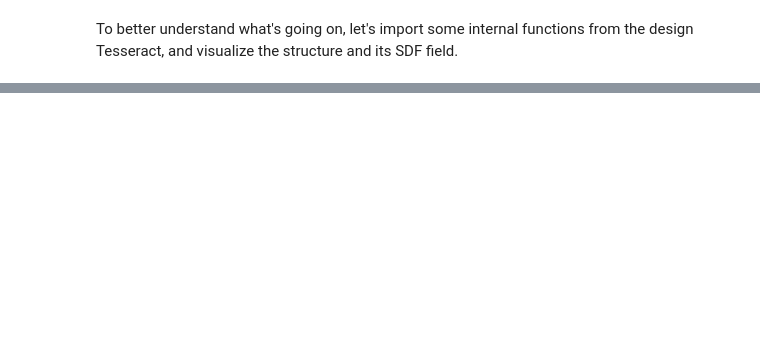
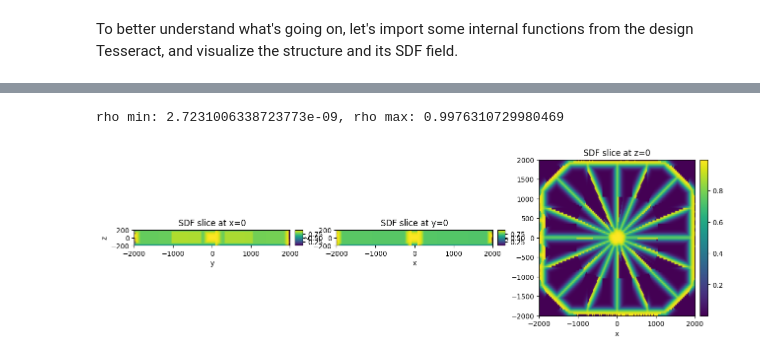
Before and after one commit to pasteurlabs/tesseract-jax, a Jupyter notebook: examples/ansys/optim_grid.ipynb, the cells around one changed output, grey strips where cells are left out. Saved outputs shown, nothing was run; the diff lists cells and outputs as text; code cells hidden in the pictures; blank space fills up the shorter version.

```diff
--- a/examples/ansys/optim_grid.ipynb
+++ b/examples/ansys/optim_grid.ipynb
@@ -232,0 +234,26 @@ plot_grid(sdf, Lx, Ly, Lz, Nx, Ny, Nz)
+# %%
+def sdf_to_rho(
+    sdf: jnp.ndarray, scale: float = 2.0, offset: float = 0.1
+) -> jnp.ndarray:
+    """Convert signed distance function to material density using sigmoid.
+
+    Args:
+        sdf: Signed distance function values.
+        scale: Sigmoid steepness (higher = sharper transition).
+        offset: SDF value where density = 0.5.
+
+    Returns:
+        Material density field in [0,1].
+    """
+    return 1 / (1 + jnp.exp(scale * sdf - offset))
+
+
+rho_scale = 0.03
+
+rho = sdf_to_rho(sdf, scale=rho_scale)
+
+plot_grid(rho, Lx, Ly, Lz, Nx, Ny, Nz)
+print(f"rho min: {jnp.min(rho)}, rho max: {jnp.max(rho)}")
+# %% [output]
+rho min: 2.7231006338723773e-09, rho max: 0.9976310729980469
+[figure, added]
```
Also changed, not shown: parts of 8 cells of this notebook, 5 other files.
